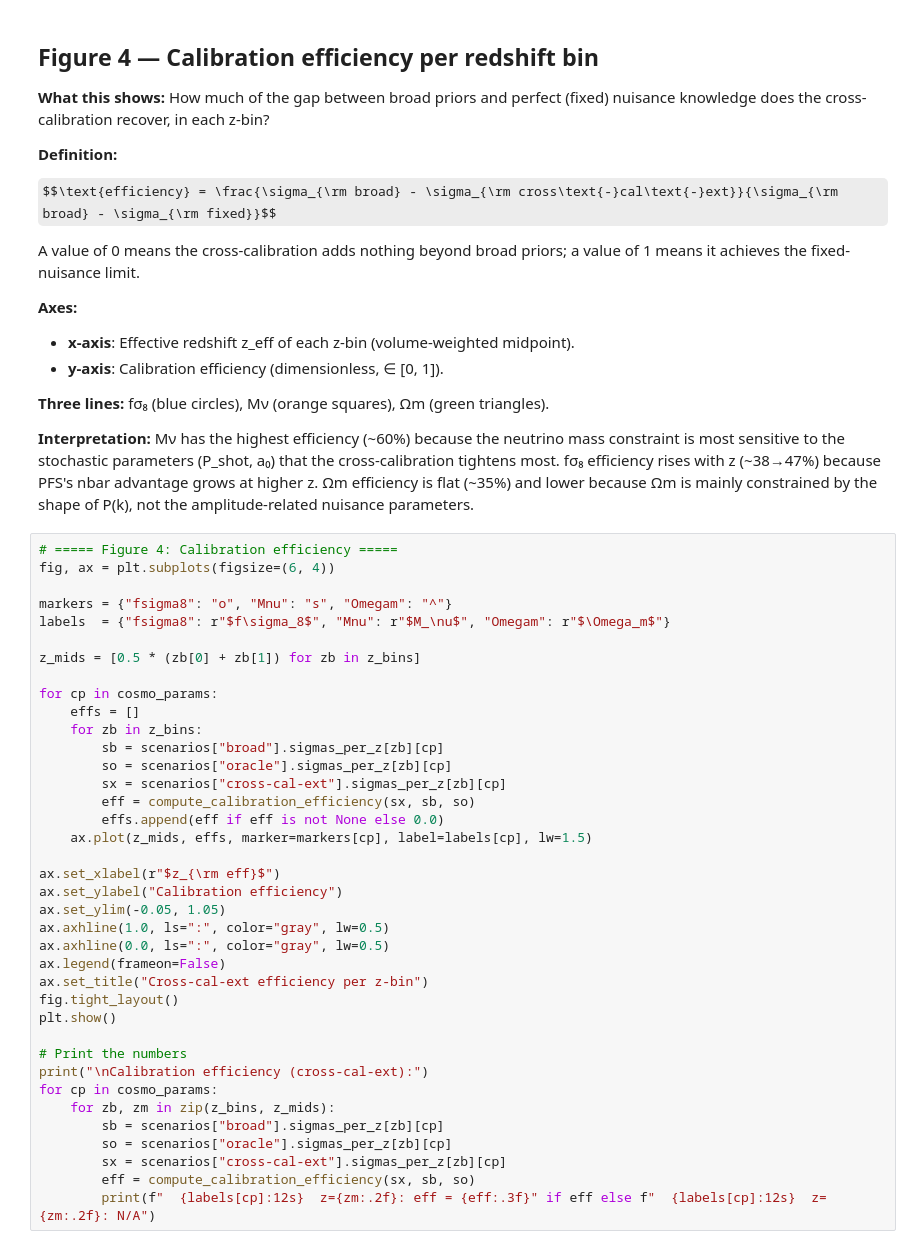
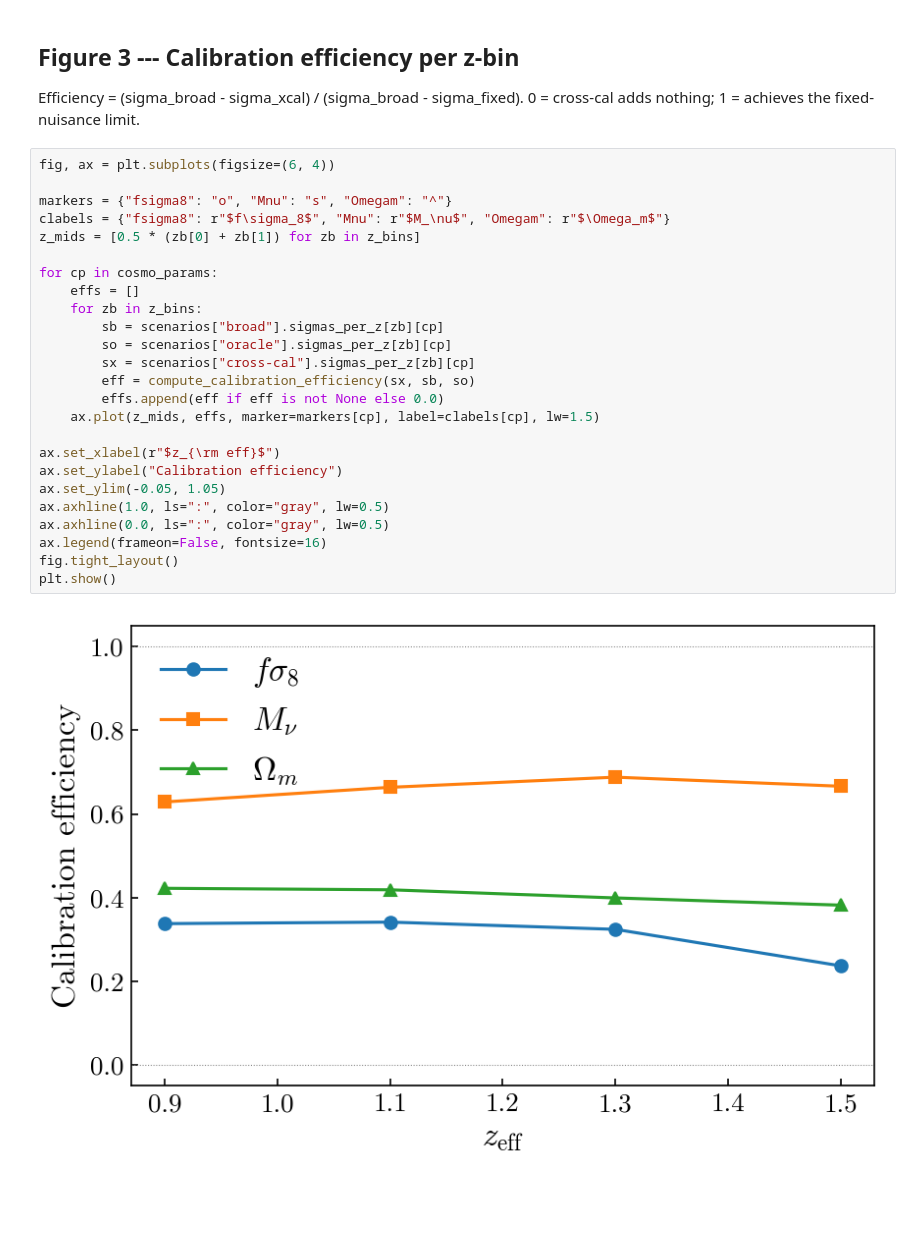
Before and after one commit to MinhMPA/PFSxDESI-multi-fish, a Jupyter notebook: notebooks/figures.ipynb, the cells around one changed output. Drawn from its saved outputs; the diff is of its cells as text; some formulas as TeX source; blank space fills up the shorter version.

```diff
--- a/notebooks/figures.ipynb
+++ b/notebooks/figures.ipynb
@@ -261,64 +193,33 @@ for cp, label in zip(cosmo_params, param_titles):
 # %% [markdown]
-## Figure 4 — Calibration efficiency per redshift bin
+## Figure 3 --- Calibration efficiency per z-bin
 
-**What this shows:** How much of the gap between broad priors and perfect
-(fixed) nuisance knowledge does the cross-calibration recover, in each z-bin?
-
-**Definition:**
-
-$$\text{efficiency} = \frac{\sigma_{\rm broad} - \sigma_{\rm cross\text{-}cal\text{-}ext}}{\sigma_{\rm broad} - \sigma_{\rm fixed}}$$
-
-A value of 0 means the cross-calibration adds nothing beyond broad priors;
-a value of 1 means it achieves the fixed-nuisance limit.
-
-**Axes:**
-- **x-axis**: Effective redshift z_eff of each z-bin (volume-weighted midpoint).
-- **y-axis**: Calibration efficiency (dimensionless, ∈ [0, 1]).
-
-**Three lines:** fσ₈ (blue circles), Mν (orange squares), Ωm (green triangles).
-
-**Interpretation:** Mν has the highest efficiency (~60%) because the neutrino
-mass constraint is most sensitive to the stochastic parameters (P_shot, a₀)
-that the cross-calibration tightens most. fσ₈ efficiency rises with z (~38→47%)
-because PFS's nbar advantage grows at higher z. Ωm efficiency is flat (~35%)
-and lower because Ωm is mainly constrained by the shape of P(k), not the
-amplitude-related nuisance parameters.
+Efficiency = (sigma_broad - sigma_xcal) / (sigma_broad - sigma_fixed).
+0 = cross-cal adds nothing; 1 = achieves the fixed-nuisance limit.
 # %%
-# ===== Figure 4: Calibration efficiency =====
 fig, ax = plt.subplots(figsize=(6, 4))
 
 markers = {"fsigma8": "o", "Mnu": "s", "Omegam": "^"}
-labels  = {"fsigma8": r"$f\sigma_8$", "Mnu": r"$M_\nu$", "Omegam": r"$\Omega_m$"}
-
+clabels = {"fsigma8": r"$f\sigma_8$", "Mnu": r"$M_\nu$", "Omegam": r"$\Omega_m$"}
 z_mids = [0.5 * (zb[0] + zb[1]) for zb in z_bins]
 
 for cp in cosmo_params:
     effs = []
     for zb in z_bins:
         sb = scenarios["broad"].sigmas_per_z[zb][cp]
         so = scenarios["oracle"].sigmas_per_z[zb][cp]
-        sx = scenarios["cross-cal-ext"].sigmas_per_z[zb][cp]
+        sx = scenarios["cross-cal"].sigmas_per_z[zb][cp]
         eff = compute_calibration_efficiency(sx, sb, so)
         effs.append(eff if eff is not None else 0.0)
-    ax.plot(z_mids, effs, marker=markers[cp], label=labels[cp], lw=1.5)
+    ax.plot(z_mids, effs, marker=markers[cp], label=clabels[cp], lw=1.5)
 
 ax.set_xlabel(r"$z_{\rm eff}$")
 ax.set_ylabel("Calibration efficiency")
 ax.set_ylim(-0.05, 1.05)
 ax.axhline(1.0, ls=":", color="gray", lw=0.5)
 ax.axhline(0.0, ls=":", color="gray", lw=0.5)
-ax.legend(frameon=False)
-ax.set_title("Cross-cal-ext efficiency per z-bin")
+ax.legend(frameon=False, fontsize=16)
 fig.tight_layout()
 plt.show()
-
-# Print the numbers
-print("\nCalibration efficiency (cross-cal-ext):")
-for cp in cosmo_params:
-    for zb, zm in zip(z_bins, z_mids):
-        sb = scenarios["broad"].sigmas_per_z[zb][cp]
-        so = scenarios["oracle"].sigmas_per_z[zb][cp]
-        sx = scenarios["cross-cal-ext"].sigmas_per_z[zb][cp]
-        eff = compute_calibration_efficiency(sx, sb, so)
-        print(f"  {labels[cp]:12s}  z={zm:.2f}: eff = {eff:.3f}" if eff else f"  {labels[cp]:12s}  z={zm:.2f}: N/A")
+# %% [output]
+[figure, added]
 # %% [markdown]
```
Also changed, not shown: parts of 14 cells of this notebook, 6 other files.
